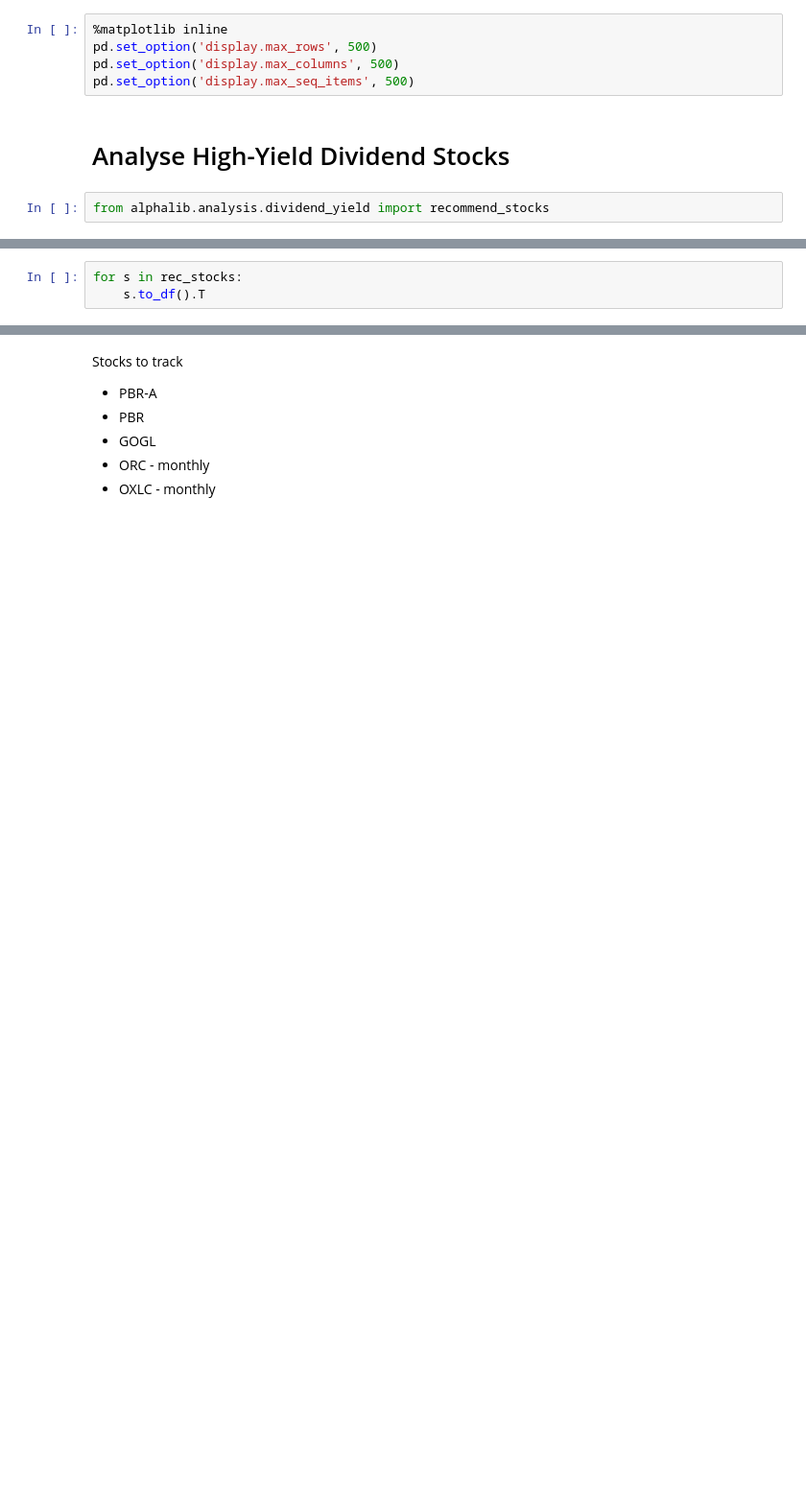
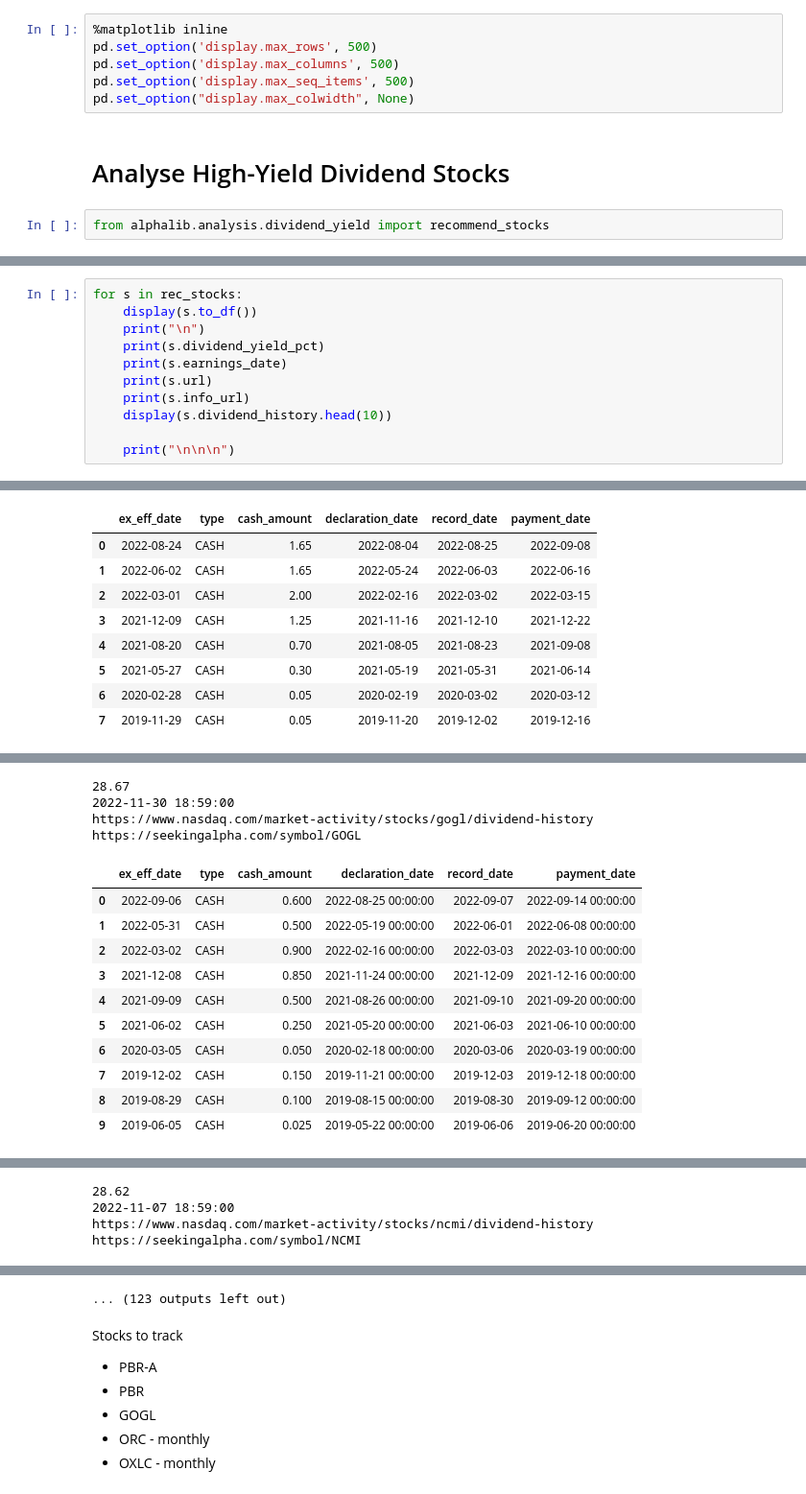
Before and after one commit to alpha2phi-platform/alphalib, a Jupyter notebook: 04_yield_analysis.ipynb, the cells around one changed output, grey strips where cells are left out. Shown at 96% size. Saved outputs shown, nothing was run; the diff lists cells and outputs as text; blank space fills up the shorter version.

```diff
--- a/04_yield_analysis.ipynb
+++ b/04_yield_analysis.ipynb
@@ -15,6 +15,7 @@ from datetime import datetime, timezone
 pd.set_option('display.max_rows', 500)
 pd.set_option('display.max_columns', 500)
 pd.set_option('display.max_seq_items', 500)
+pd.set_option("display.max_colwidth", None)
 # %% [markdown]
 # Analyse High-Yield Dividend Stocks
 # %%
@@ -42,3 +42,0 @@ rec_stocks = recommend_stocks()
-# %%
-for s in rec_stocks:
-    s.to_df().T
@@ -250,0 +43,12 @@ for s in rec_stocks:
+# %%
+for s in rec_stocks:
+    display(s.to_df())
+    print("\n")
+    print(s.dividend_yield_pct)
+    print(s.earnings_date)
+    print(s.url)
+    print(s.info_url)
+    display(s.dividend_history.head(10))
+
+    print("\n\n\n")
+# %% [output]
@@ -250,0 +73,9 @@ for s in rec_stocks:
+|  | ex_eff_date | type | cash_amount | declaration_date | record_date | payment_date |
+| 0 | 2022-08-24 | CASH | 1.65 | 2022-08-04 | 2022-08-25 | 2022-09-08 |
+| 1 | 2022-06-02 | CASH | 1.65 | 2022-05-24 | 2022-06-03 | 2022-06-16 |
+| 2 | 2022-03-01 | CASH | 2.00 | 2022-02-16 | 2022-03-02 | 2022-03-15 |
+| 3 | 2021-12-09 | CASH | 1.25 | 2021-11-16 | 2021-12-10 | 2021-12-22 |
+| 4 | 2021-08-20 | CASH | 0.70 | 2021-08-05 | 2021-08-23 | 2021-09-08 |
+| 5 | 2021-05-27 | CASH | 0.30 | 2021-05-19 | 2021-05-31 | 2021-06-14 |
+| 6 | 2020-02-28 | CASH | 0.05 | 2020-02-19 | 2020-03-02 | 2020-03-12 |
+| 7 | 2019-11-29 | CASH | 0.05 | 2019-11-20 | 2019-12-02 | 2019-12-16 |
@@ -250,0 +84,15 @@ for s in rec_stocks:
+28.67
+2022-11-30 18:59:00
+https://www.nasdaq.com/market-activity/stocks/gogl/dividend-history
+https://seekingalpha.com/symbol/GOGL
+|  | ex_eff_date | type | cash_amount | declaration_date | record_date | payment_date |
+| 0 | 2022-09-06 | CASH | 0.600 | 2022-08-25 00:00:00 | 2022-09-07 | 2022-09-14 00:00:00 |
+| 1 | 2022-05-31 | CASH | 0.500 | 2022-05-19 00:00:00 | 2022-06-01 | 2022-06-08 00:00:00 |
+| 2 | 2022-03-02 | CASH | 0.900 | 2022-02-16 00:00:00 | 2022-03-03 | 2022-03-10 00:00:00 |
+| 3 | 2021-12-08 | CASH | 0.850 | 2021-11-24 00:00:00 | 2021-12-09 | 2021-12-16 00:00:00 |
+| 4 | 2021-09-09 | CASH | 0.500 | 2021-08-26 00:00:00 | 2021-09-10 | 2021-09-20 00:00:00 |
+| 5 | 2021-06-02 | CASH | 0.250 | 2021-05-20 00:00:00 | 2021-06-03 | 2021-06-10 00:00:00 |
+| 6 | 2020-03-05 | CASH | 0.050 | 2020-02-18 00:00:00 | 2020-03-06 | 2020-03-19 00:00:00 |
+| 7 | 2019-12-02 | CASH | 0.150 | 2019-11-21 00:00:00 | 2019-12-03 | 2019-12-18 00:00:00 |
+| 8 | 2019-08-29 | CASH | 0.100 | 2019-08-15 00:00:00 | 2019-08-30 | 2019-09-12 00:00:00 |
+| 9 | 2019-06-05 | CASH | 0.025 | 2019-05-22 00:00:00 | 2019-06-06 | 2019-06-20 00:00:00 |
@@ -250,0 +101,4 @@ for s in rec_stocks:
+28.62
+2022-11-07 18:59:00
+https://www.nasdaq.com/market-activity/stocks/ncmi/dividend-history
+https://seekingalpha.com/symbol/NCMI
@@ -251,3 +116,4 @@ for s in rec_stocks:
+... (123 outputs left out)
 # %% [markdown]
 Stocks to track
 - PBR-A
```
Also changed, not shown: parts of 3 cells of this notebook, 9 other files.
